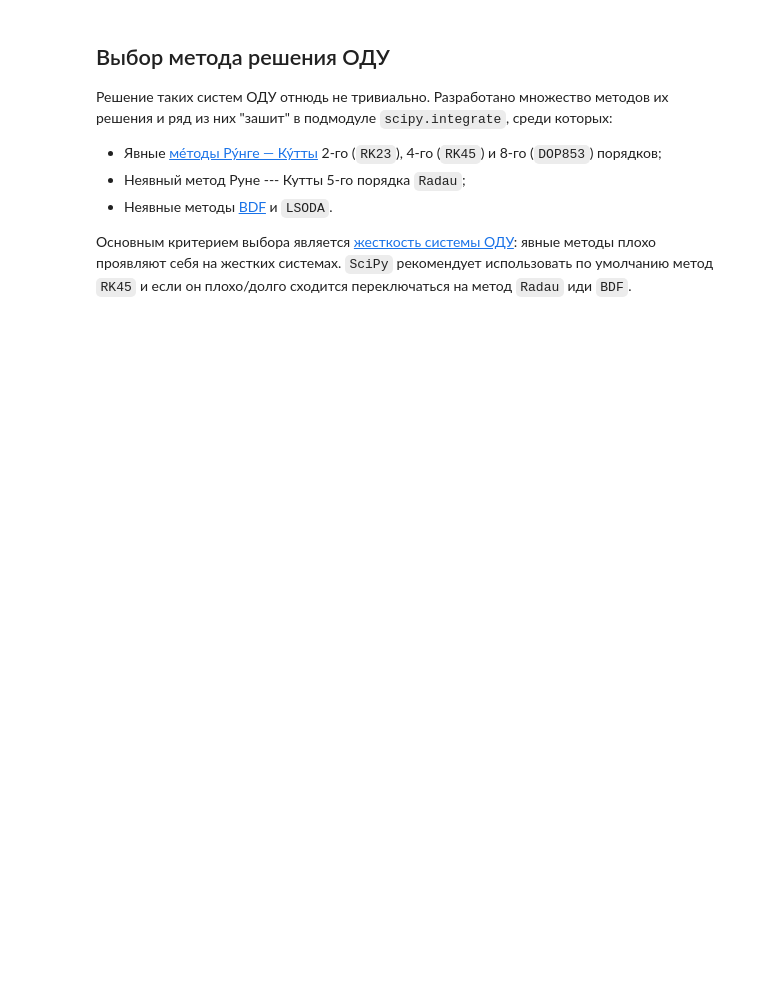
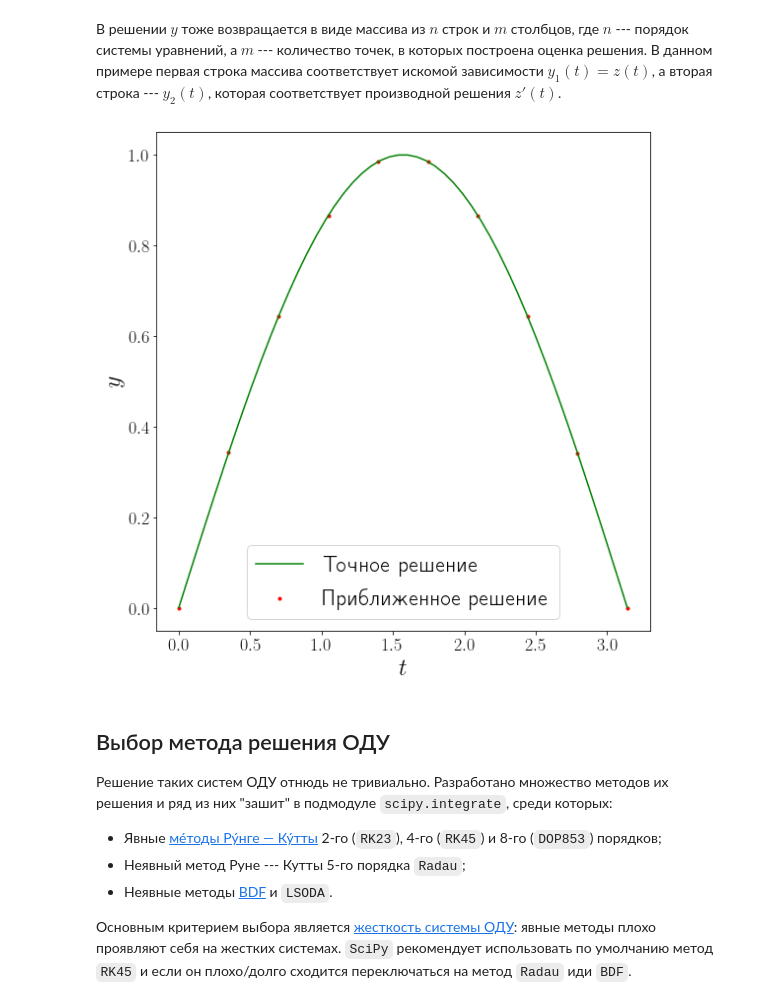
Before and after one commit to FadeevLecturer/python_lectures, a Jupyter notebook: _sources/notebooks/scipy/ODE.ipynb, the cells around one changed output. Saved outputs shown, nothing was run; the diff lists cells and outputs as text; code cells hidden in the pictures; blank space fills up the shorter version.

```diff
--- a/_sources/notebooks/scipy/ODE.ipynb
+++ b/_sources/notebooks/scipy/ODE.ipynb
@@ -90 +195,9 @@ plot(ax, np.linspace(t_0, t_final, 100), exact_solution, sol.t, sol.y[0])
+# %% [markdown]
+В решении $y$ тоже возвращается в виде массива из $n$ строк и $m$ столбцов, где $n$ --- порядок системы уравнений, а $m$ --- количество точек, в которых построена оценка решения. В данном примере первая строка массива соответствует искомой зависимости $y_1(t)=z(t)$, а вторая строка --- $y_2(t)$, которая соответствует производной решения $z'(t)$.
+# %%
+x = np.linspace(0, np.pi, 50)
+fig, ax = plt.subplots(figsize=(8, 8), layout="tight")
+plot_solution(ax, x, exact_solution, solution.t, solution.y[0])
+# %% [output]
+[figure, added]
 # %% [markdown]
```
Also changed, not shown: parts of 15 cells of this notebook, 17 other files.
